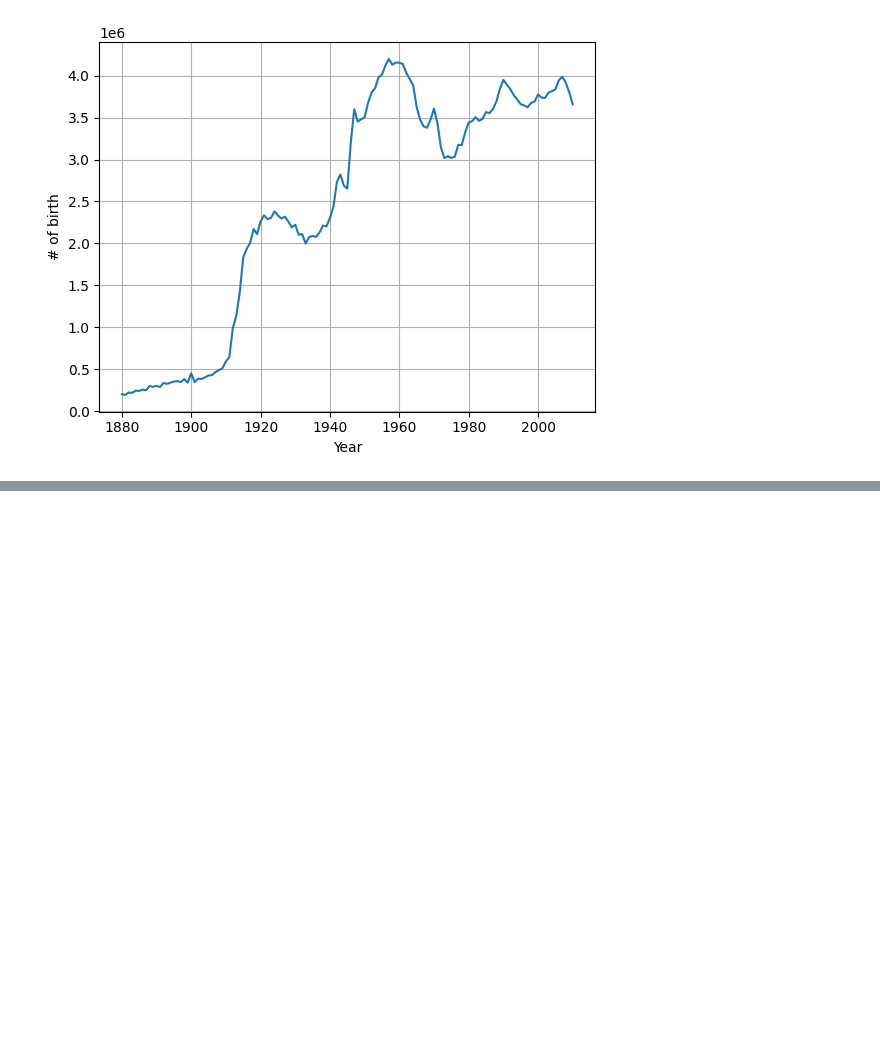
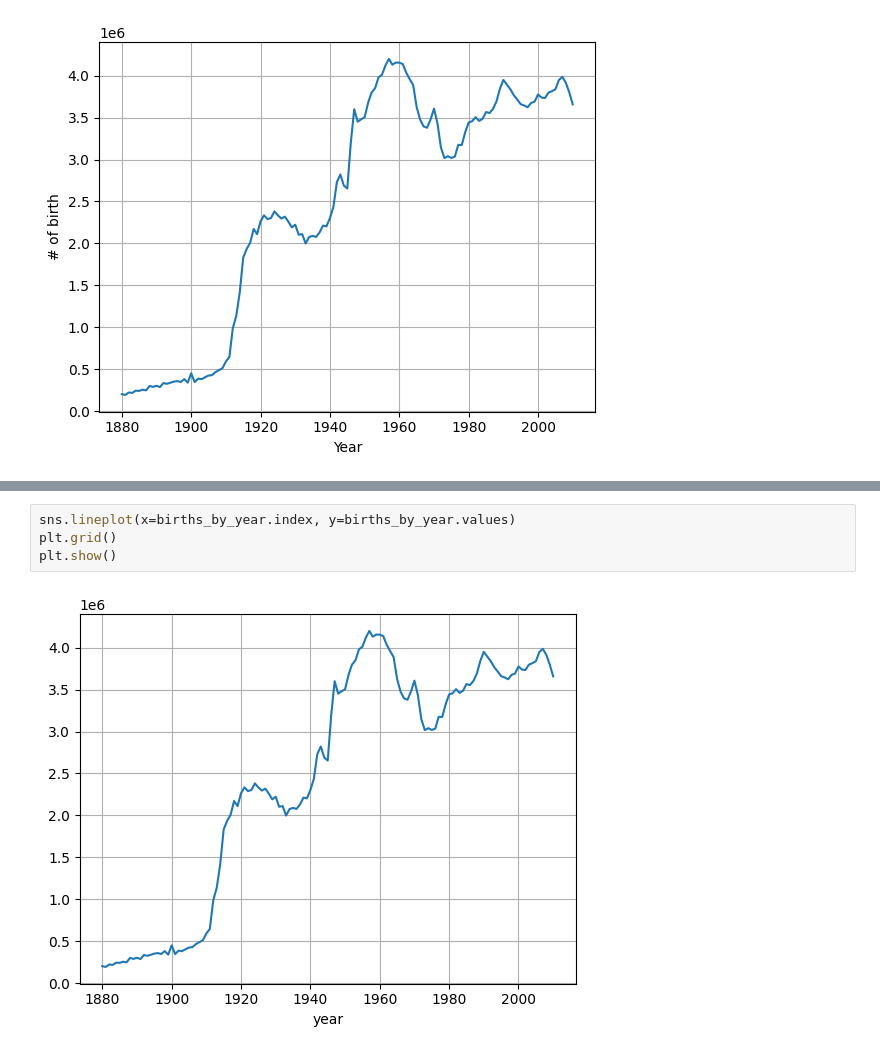
Before and after one commit to kiminhonawa/python, a Jupyter notebook: py19_yob.ipynb, the cells around one changed output, grey strips where cells are left out. Cells and saved outputs as stored; diff of their text form; blank space fills up the shorter version.

```diff
--- a/py19_yob.ipynb
+++ b/py19_yob.ipynb
@@ -176,0 +182,6 @@ plt.show()
+# %%
+sns.lineplot(x=births_by_year.index, y=births_by_year.values)
+plt.grid()
+plt.show()
+# %% [output]
+[figure, added]
```
Also changed, not shown: parts of 11 cells of this notebook.
